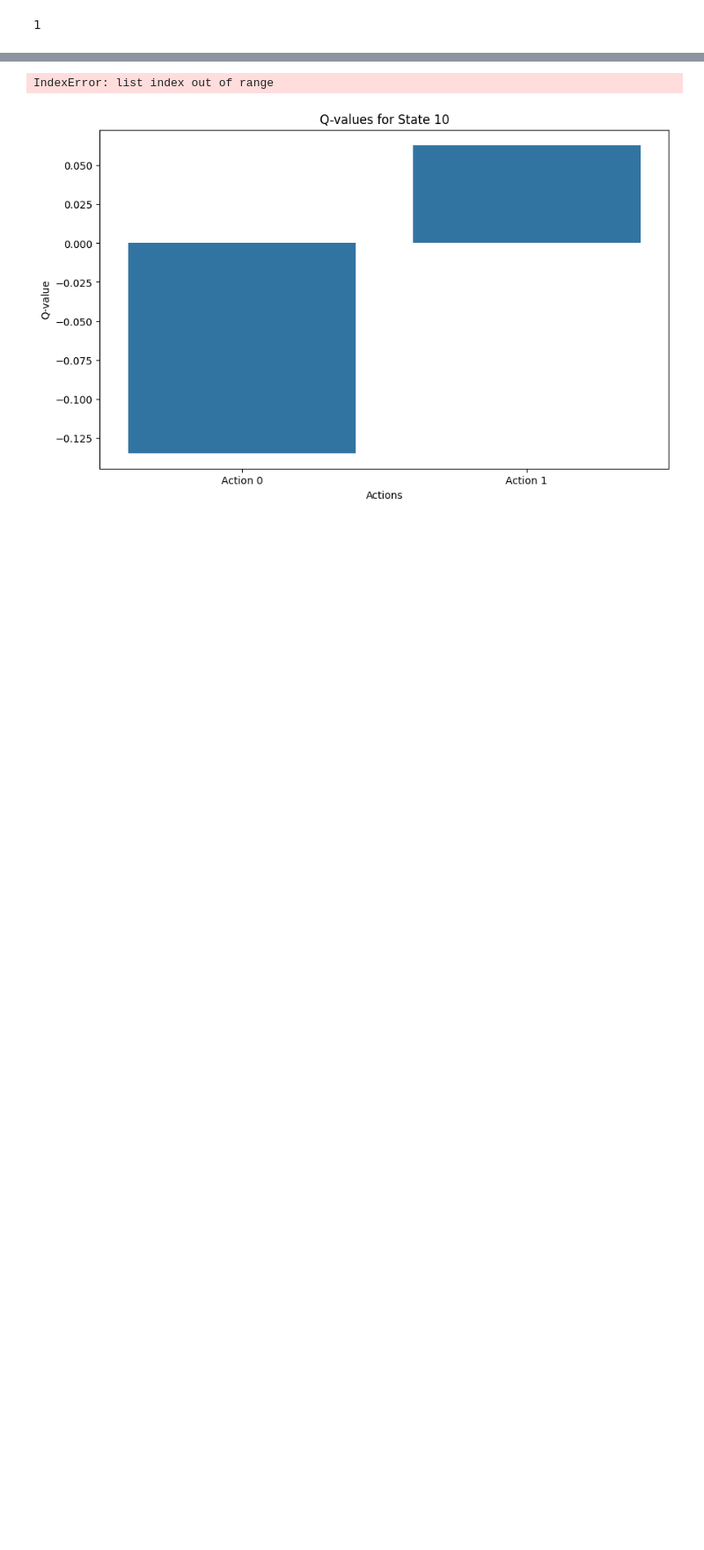
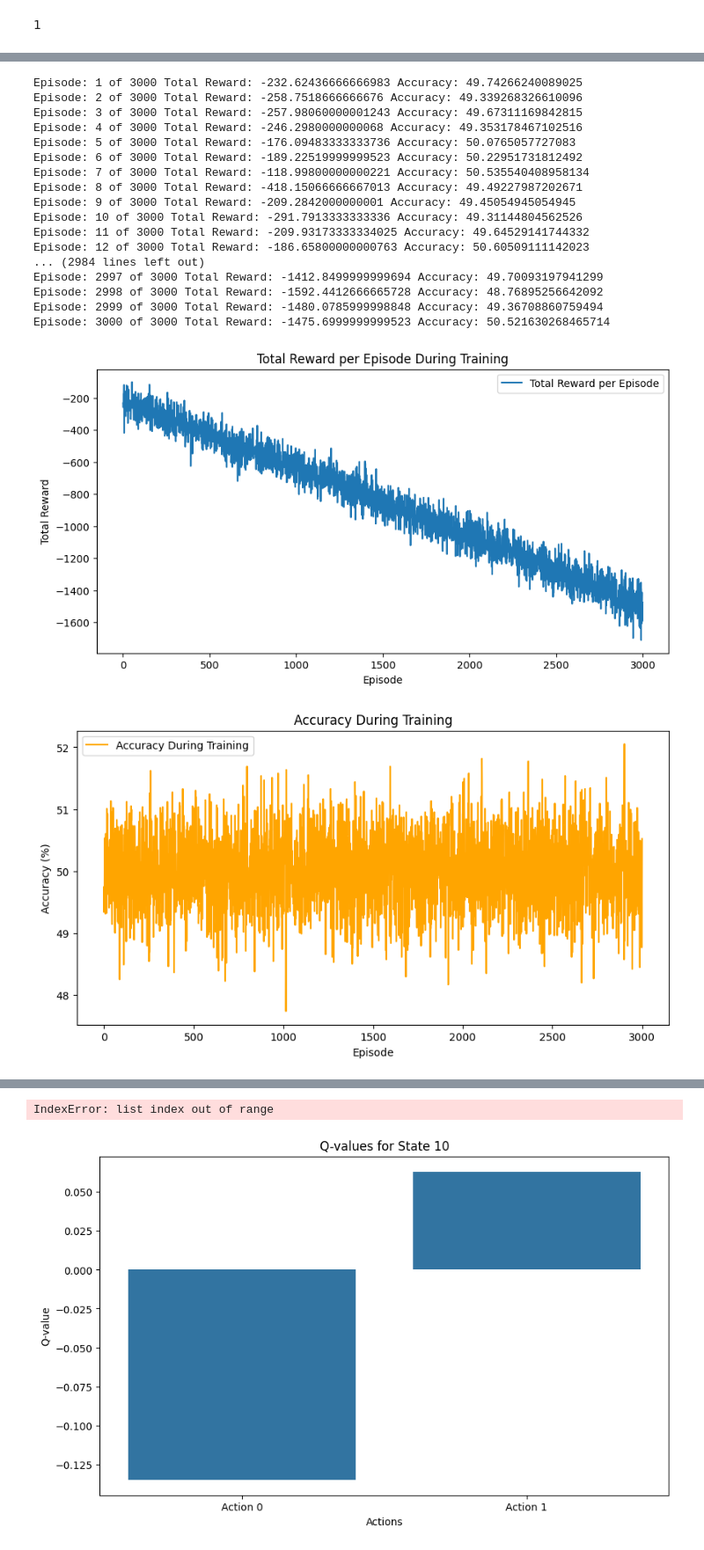
Before and after one commit to royhankamil/Machine-Learning-Project, a Jupyter notebook: external_task_project/cloud/_/metrics_with_output_DQN.ipynb, the cells around one changed output, grey strips where cells are left out. Shown at 88% size. Cells and saved outputs as stored; diff of their text form; code cells hidden in the pictures; blank space fills up the shorter version.

```diff
--- a/external_task_project/cloud/_/metrics_with_output_DQN.ipynb
+++ b/external_task_project/cloud/_/metrics_with_output_DQN.ipynb
@@ -586,0 +583,74 @@ plt.show()
+# %%
+# %%
+import matplotlib.pyplot as plt
+
+# Inisialisasi list untuk menyimpan total reward per episode dan akurasi
+total_rewards = []
+accuracies = []
+
+# Training loop
+total_reward_all = 0
+for episode in range(num_episodes):
+    state, _, _ = env.reset()  # Reset the environment and get initial state
+    total_reward = 0
+    done = False
+    correct_predictions = 0  # Counter for correct predictions in the episode
+
+    while not done:
+        action = agent.act(state)
+        next_state, reward, done = env.step(action)  # Take action and get next state, reward, and done status
+        agent.remember(state, action, reward, next_state, done)  # Remember the experience
+        state = next_state  # Update the current state
+        total_reward += reward  # Accumulate total reward for the episode
+
+        # Check prediction correctness
+        actual = observation['Status']  # Actual status from observation
+        if action == actual:
+            correct_predictions += 1
+
+    total_reward_all += total_reward
+    total_rewards.append(total_reward)  # Record total reward for this episode
+
+    # Calculate accuracy for this episode
+    accuracy = (correct_predictions / len(dataset)) * 100
+    accuracies.append(accuracy)  # Record accuracy for this episode
+
+    print("Episode:", episode+1, "of", num_episodes, "Total Reward:", total_reward, "Accuracy:", accuracy)
+
+# Plot Total Reward per Episode
+plt.figure(figsize=(10, 5))
+plt.plot(total_rewards, label='Total Reward per Episode')
+plt.xlabel('Episode')
+plt.ylabel('Total Reward')
+plt.title('Total Reward per Episode During Training')
+plt.legend()
+plt.show()
+
+# Plot Accuracy During Training
+plt.figure(figsize=(10, 5))
+plt.plot(accuracies, label='Accuracy During Training', color='orange')
+plt.xlabel('Episode')
+plt.ylabel('Accuracy (%)')
+plt.title('Accuracy During Training')
+plt.legend()
+plt.show()
+# %% [output]
+Episode: 1 of 3000 Total Reward: -232.62436666666983 Accuracy: 49.74266240089025
+Episode: 2 of 3000 Total Reward: -258.7518666666676 Accuracy: 49.339268326610096
+Episode: 3 of 3000 Total Reward: -257.98060000001243 Accuracy: 49.67311169842815
+Episode: 4 of 3000 Total Reward: -246.2980000000068 Accuracy: 49.353178467102516
+Episode: 5 of 3000 Total Reward: -176.09483333333736 Accuracy: 50.0765057727083
+Episode: 6 of 3000 Total Reward: -189.22519999999523 Accuracy: 50.22951731812492
+Episode: 7 of 3000 Total Reward: -118.99800000000221 Accuracy: 50.535540408958134
+Episode: 8 of 3000 Total Reward: -418.15066666667013 Accuracy: 49.49227987202671
+Episode: 9 of 3000 Total Reward: -209.2842000000001 Accuracy: 49.45054945054945
+Episode: 10 of 3000 Total Reward: -291.7913333333336 Accuracy: 49.31144804562526
+Episode: 11 of 3000 Total Reward: -209.93173333334025 Accuracy: 49.64529141744332
+Episode: 12 of 3000 Total Reward: -186.65800000000763 Accuracy: 50.60509111142023
+... (2984 lines left out)
+Episode: 2997 of 3000 Total Reward: -1412.8499999999694 Accuracy: 49.70093197941299
+Episode: 2998 of 3000 Total Reward: -1592.4412666665728 Accuracy: 48.76895256642092
+Episode: 2999 of 3000 Total Reward: -1480.0785999998848 Accuracy: 49.36708860759494
+Episode: 3000 of 3000 Total Reward: -1475.6999999999523 Accuracy: 50.521630268465714
+[figure, added]
+[figure, added]
```
Also changed, not shown: parts of 13 cells of this notebook, 1 other file.
